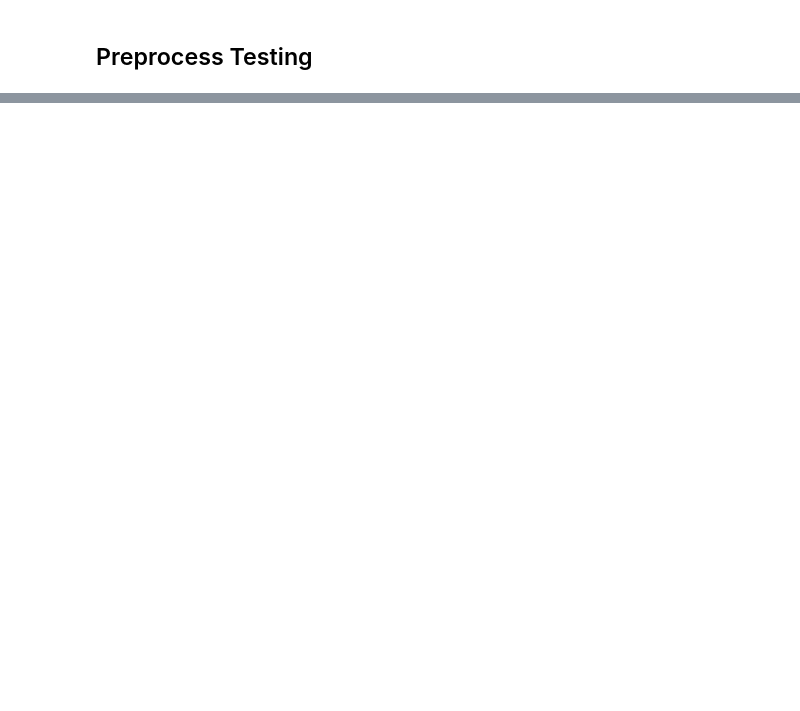
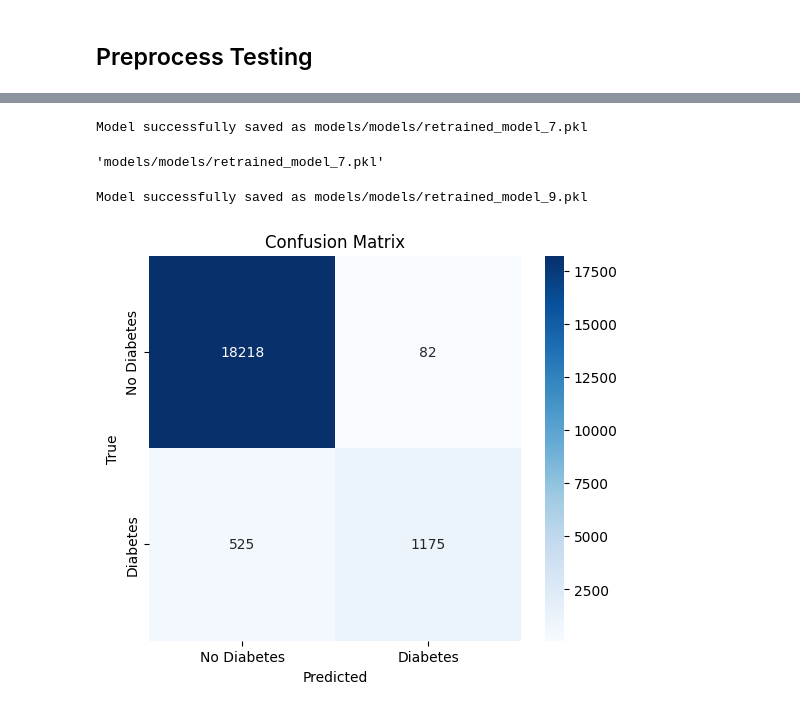
Before and after one commit to cgyireh1/Summative-assignment---MLOP, a Jupyter notebook: model_test.ipynb, the cells around one changed output, grey strips where cells are left out. Cells and saved outputs as stored; diff of their text form; code cells hidden in the pictures; blank space fills up the shorter version.

```diff
--- a/model_test.ipynb
+++ b/model_test.ipynb
@@ -219,0 +102,30 @@ sample_data = pd.DataFrame([{
+# %%
+# Save the model
+pipeline.save_model(rf_model)
+# %% [output]
+Model successfully saved as models/models/retrained_model_7.pkl
+'models/models/retrained_model_7.pkl'
+# %%
+# Initialize pipeline
+pipeline = ModelPipeline(model_dir='models/models')
+
+# Load training data
+X_train = pd.read_csv('data/train/X_train.csv')
+y_train = pd.read_csv('data/train/y_train.csv')
+
+# Retrain the model with new data
+retrained_model = pipeline.retrain_model(X_train, y_train)
+# %% [output]
+Model successfully saved as models/models/retrained_model_9.pkl
+# %%
+# Load test data
+new_X_test = pd.read_csv('data/test/X_test.csv')
+new_y_test = pd.read_csv('data/test/y_test.csv')
+
+# Evaluate the retrained model
+acc, cm, report = pipeline.evaluate_model(retrained_model, new_X_test, new_y_test)
+
+# Visualize results
+pipeline.plot_confusion_matrix(cm)
+# %% [output]
+[figure, added]
```
Also changed, not shown: parts of 35 cells of this notebook, 14 other files.
